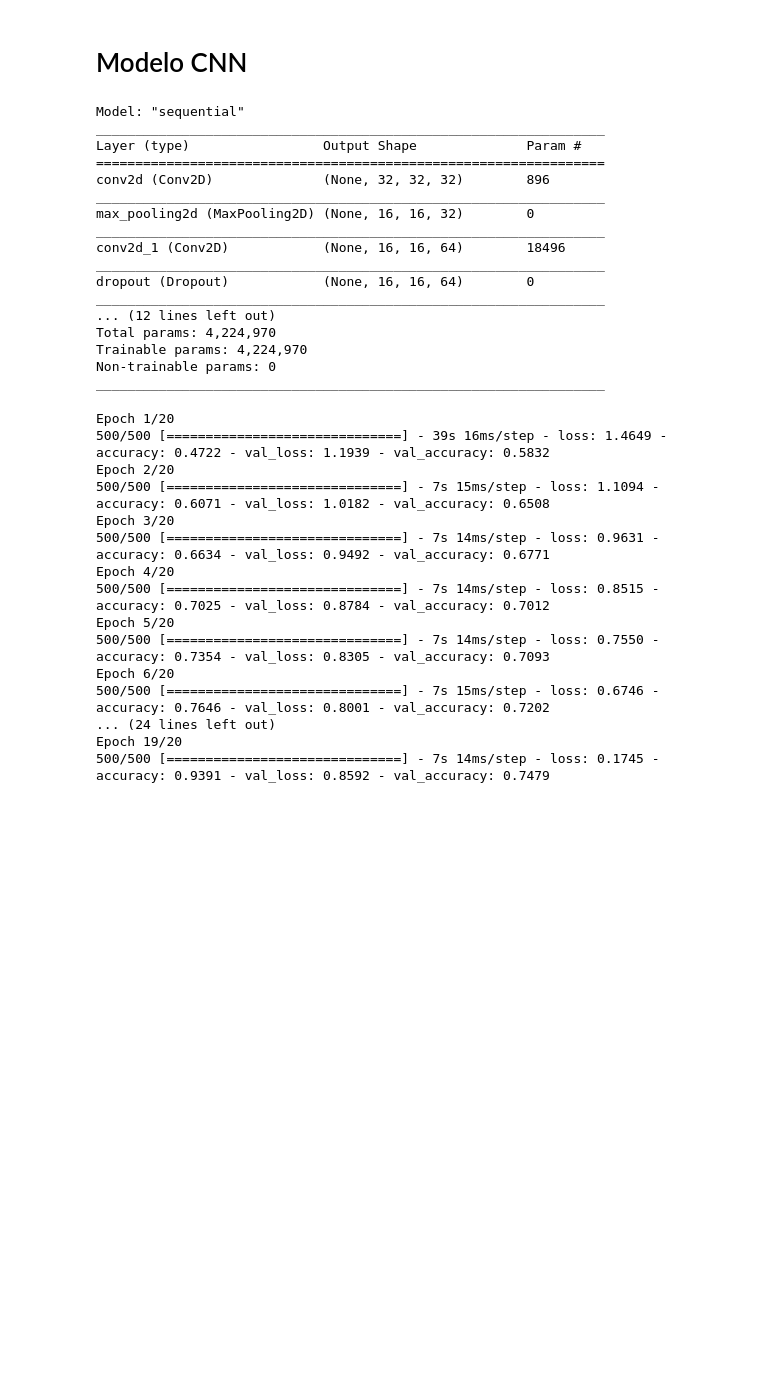
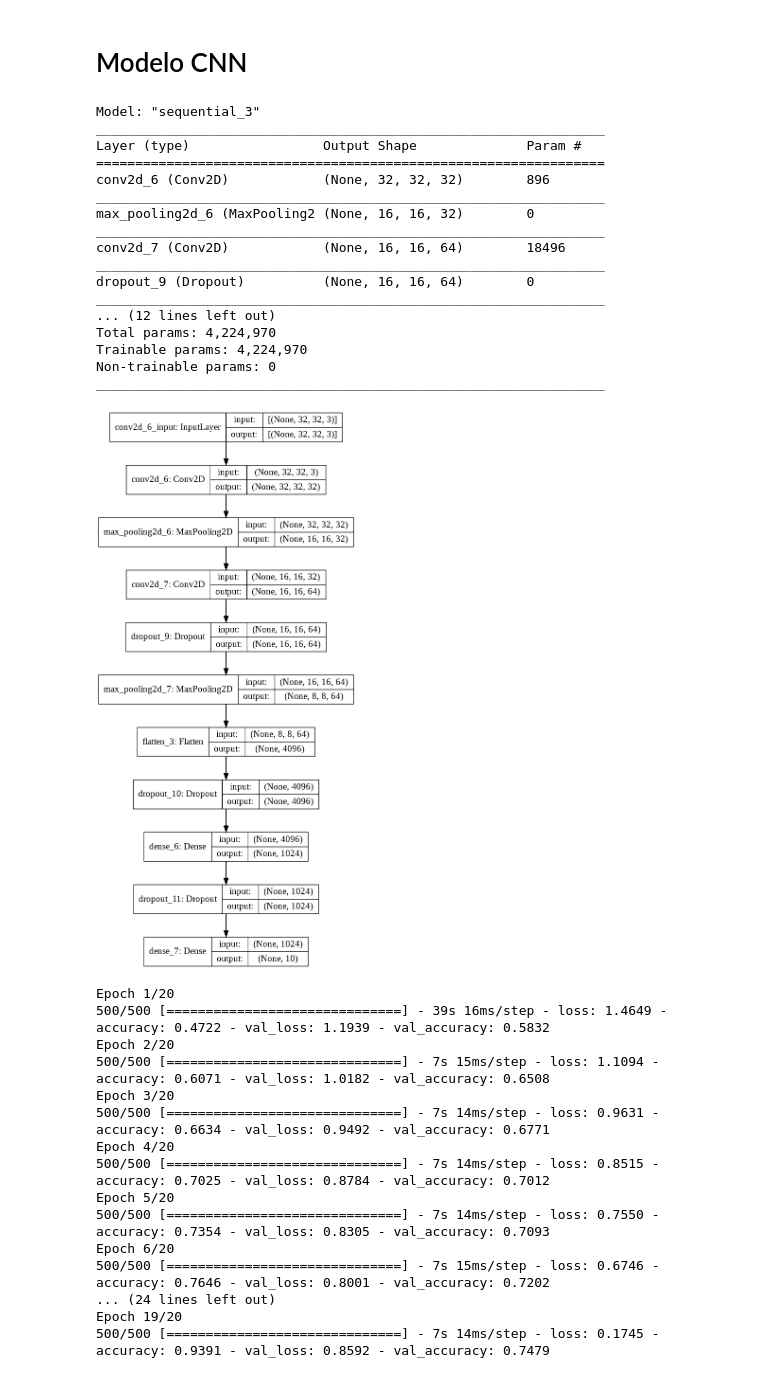
Before and after one commit to yeyorg/Cifar10-CNN, a Jupyter notebook: Cifar_10_CNN.ipynb, the cells around one changed output. Saved outputs shown, nothing was run; the diff lists cells and outputs as text; code cells hidden in the pictures; blank space fills up the shorter version.

```diff
--- a/Cifar_10_CNN.ipynb
+++ b/Cifar_10_CNN.ipynb
@@ -126,24 +127,26 @@ def modelo():
 # %%
 model = 0
 model = modelo()
+plot_model(model, to_file='model_plot.png', show_shapes=True, show_layer_names=True)
 # %% [output]
-Model: "sequential"
+Model: "sequential_3"
 _________________________________________________________________
 Layer (type)                 Output Shape              Param #
 =================================================================
-conv2d (Conv2D)              (None, 32, 32, 32)        896
+conv2d_6 (Conv2D)            (None, 32, 32, 32)        896
 _________________________________________________________________
-max_pooling2d (MaxPooling2D) (None, 16, 16, 32)        0
+max_pooling2d_6 (MaxPooling2 (None, 16, 16, 32)        0
 _________________________________________________________________
-conv2d_1 (Conv2D)            (None, 16, 16, 64)        18496
+conv2d_7 (Conv2D)            (None, 16, 16, 64)        18496
 _________________________________________________________________
-dropout (Dropout)            (None, 16, 16, 64)        0
+dropout_9 (Dropout)          (None, 16, 16, 64)        0
 _________________________________________________________________
 ... (12 lines left out)
 Total params: 4,224,970
 Trainable params: 4,224,970
 Non-trainable params: 0
 _________________________________________________________________
+[figure, added]
 # %%
 history = model.fit(x_train_n, y_train_one, validation_data=(x_test_n, y_test_one), epochs=20, batch_size=100, verbose=1, shuffle=True)
 # %% [output]
```
Also changed, not shown: parts of 1 cell of this notebook.
